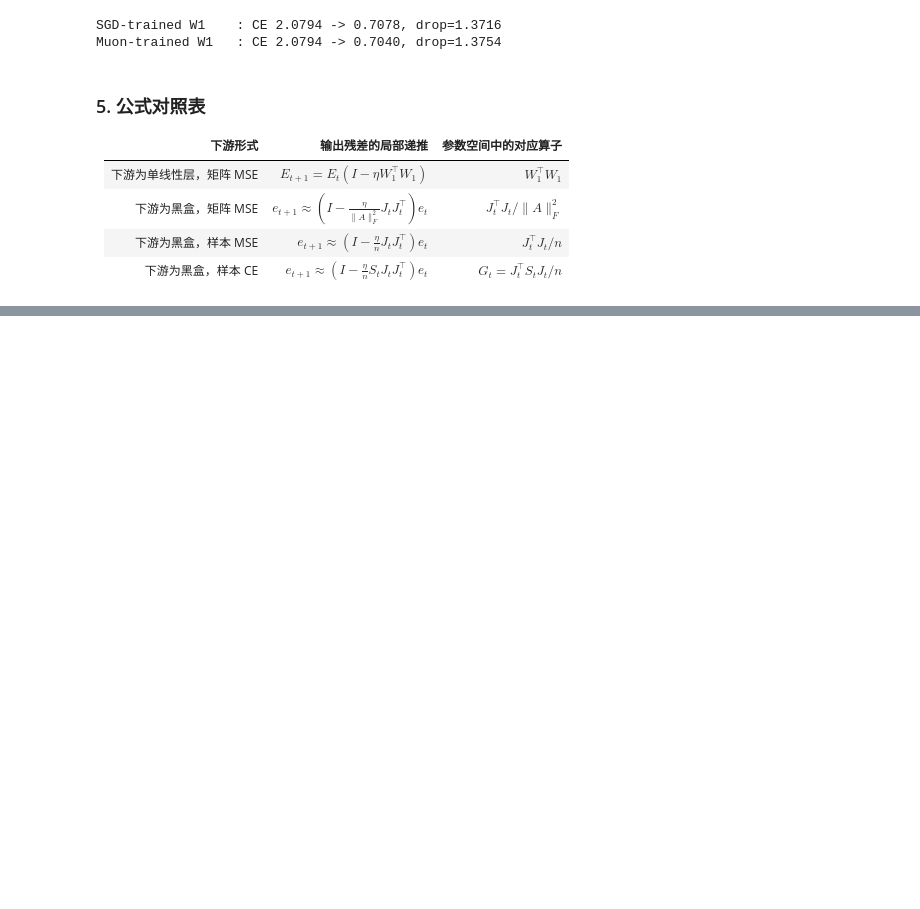
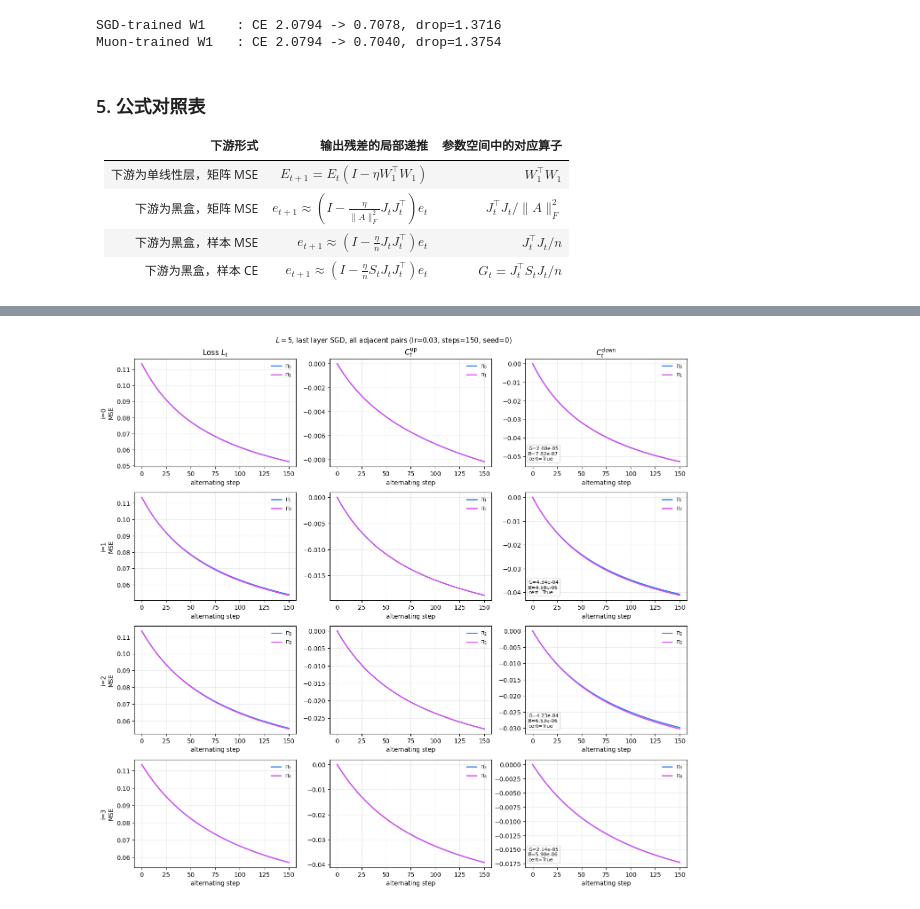
Before and after one commit to huanghao-sss/muon_interpretation, a Jupyter notebook: Chinese/demo_muon_tradeoff.executed.ipynb, the cells around one changed output, grey strips where cells are left out. Drawn from its saved outputs; the diff is of its cells as text; code cells hidden in the pictures; blank space fills up the shorter version.

```diff
--- a/Chinese/demo_muon_tradeoff.executed.ipynb
+++ b/Chinese/demo_muon_tradeoff.executed.ipynb
@@ -945,0 +1072,18 @@ Muon-trained W1   : CE 2.0794 -> 0.7040, drop=1.3754
+# %%
+# Multi-layer MLP adjacent-scheme check (sample MSE, alternating half-steps).
+# L=5, last layer always SGD; compare every adjacent pair Pi_i vs Pi_{i+1}.
+
+%matplotlib inline
+import matplotlib.pyplot as plt
+
+MLP_D_IN = 32
+MLP_D_HID = 32
+MLP_D_OUT = 8
+MLP_L = 5
+MLP_N = 512
+MLP_LR = 3e-2
+MLP_STEPS = 150
+MLP_SEED = 0
+MLP_LAMBDA_EVERY = 25
+# Muon prefix length k in {0,...,L-1}; last layer index L-1 is never Muon.
+MLP_ADJ_PAIRS = list(range(MLP_L - 1))  # i = 0,1,2,3  ->  (Pi_i, Pi_{i+1})
@@ -945,0 +1353,63 @@ Muon-trained W1   : CE 2.0794 -> 0.7040, drop=1.3754
+# %%
+histories_adj = run_all_adjacent_pairs()
+
+n_pairs = len(histories_adj)
+fig, axes = plt.subplots(n_pairs, 3, figsize=(13.5, 3.2 * n_pairs), squeeze=False)
+for row, hist in enumerate(histories_adj):
+    i = hist["i"]
+    label_a = fr"$\Pi_{{{i}}}$"
+    label_b = fr"$\Pi_{{{i+1}}}$"
+    steps_axis = list(range(len(hist["L_a"])))
+    axes[row, 0].plot(steps_axis, hist["L_a"], color="#2F80ED", lw=1.8, label=label_a)
+    axes[row, 0].plot(steps_axis, hist["L_b"], color="#D946EF", lw=1.8, label=label_b)
+    axes[row, 0].set_ylabel(f"i={i}\nMSE")
+    axes[row, 0].grid(True, alpha=0.25)
+    axes[row, 0].legend(frameon=False, fontsize=8)
+    if row == 0:
+        axes[row, 0].set_title(r"Loss $L_t$")
+
+    axes[row, 1].plot(steps_axis, hist["Cup_a"], color="#2F80ED", lw=1.8, label=label_a)
+    axes[row, 1].plot(steps_axis, hist["Cup_b"], color="#D946EF", lw=1.8, label=label_b)
+    axes[row, 1].grid(True, alpha=0.25)
+    axes[row, 1].legend(frameon=False, fontsize=8)
+    if row == 0:
+        axes[row, 1].set_title(r"$C^{\mathrm{up}}_t$")
+
+    axes[row, 2].plot(steps_axis, hist["Cdown_a"], color="#2F80ED", lw=1.8, label=label_a)
+    axes[row, 2].plot(steps_axis, hist["Cdown_b"], color="#D946EF", lw=1.8, label=label_b)
+    axes[row, 2].grid(True, alpha=0.25)
+    axes[row, 2].legend(frameon=False, fontsize=8)
+    if row == 0:
+        axes[row, 2].set_title(r"$C^{\mathrm{down}}_t$")
+    axes[row, 2].text(
+        0.02, 0.05,
+        f"G={hist['G_down']:.2e}\nB={hist['B_up']:.2e}\ncert={hist['certified']}",
+        transform=axes[row, 2].transAxes, fontsize=8, va="bottom",
+        bbox=dict(boxstyle="round", facecolor="white", alpha=0.8, edgecolor="#ccc"),
+    )
+    for ax in axes[row]:
+        ax.set_xlabel("alternating step")
+
+fig.suptitle(
+    fr"$L={MLP_L}$, last layer SGD, all adjacent pairs "
+    fr"(lr={MLP_LR}, steps={MLP_STEPS}, seed={MLP_SEED})",
+    fontsize=11,
+)
+fig.tight_layout()
+plt.show()
+
+fig2, axes2 = plt.subplots(1, n_pairs, figsize=(3.4 * n_pairs, 3.4), squeeze=False)
+for col, hist in enumerate(histories_adj):
+    i = hist["i"]
+    ax = axes2[0, col]
+    ax.plot(hist["lambda_steps"], hist["lambda_a"], "o-", color="#2F80ED", lw=1.8, label=fr"$\Pi_{{{i}}}$")
+    ax.plot(hist["lambda_steps"], hist["lambda_b"], "o-", color="#D946EF", lw=1.8, label=fr"$\Pi_{{{i+1}}}$")
+    ax.set_title(fr"$i={i}$: downstream $\lambda_{{\mathrm{{eff}}}}$")
+    ax.set_xlabel("step")
+    ax.grid(True, alpha=0.25)
+    ax.legend(frameon=False, fontsize=8)
+axes2[0, 0].set_ylabel(r"$\lambda_{\mathrm{eff}}$")
+fig2.suptitle("Frozen-upstream $JJ^T$ effective rate by adjacent pair", fontsize=11)
+fig2.tight_layout()
+plt.show()
+# %% [output]
@@ -945,0 +1424 @@ Muon-trained W1   : CE 2.0794 -> 0.7040, drop=1.3754
+[figure, added]
```
Also changed, not shown: parts of 8 cells of this notebook, 14 other files.
